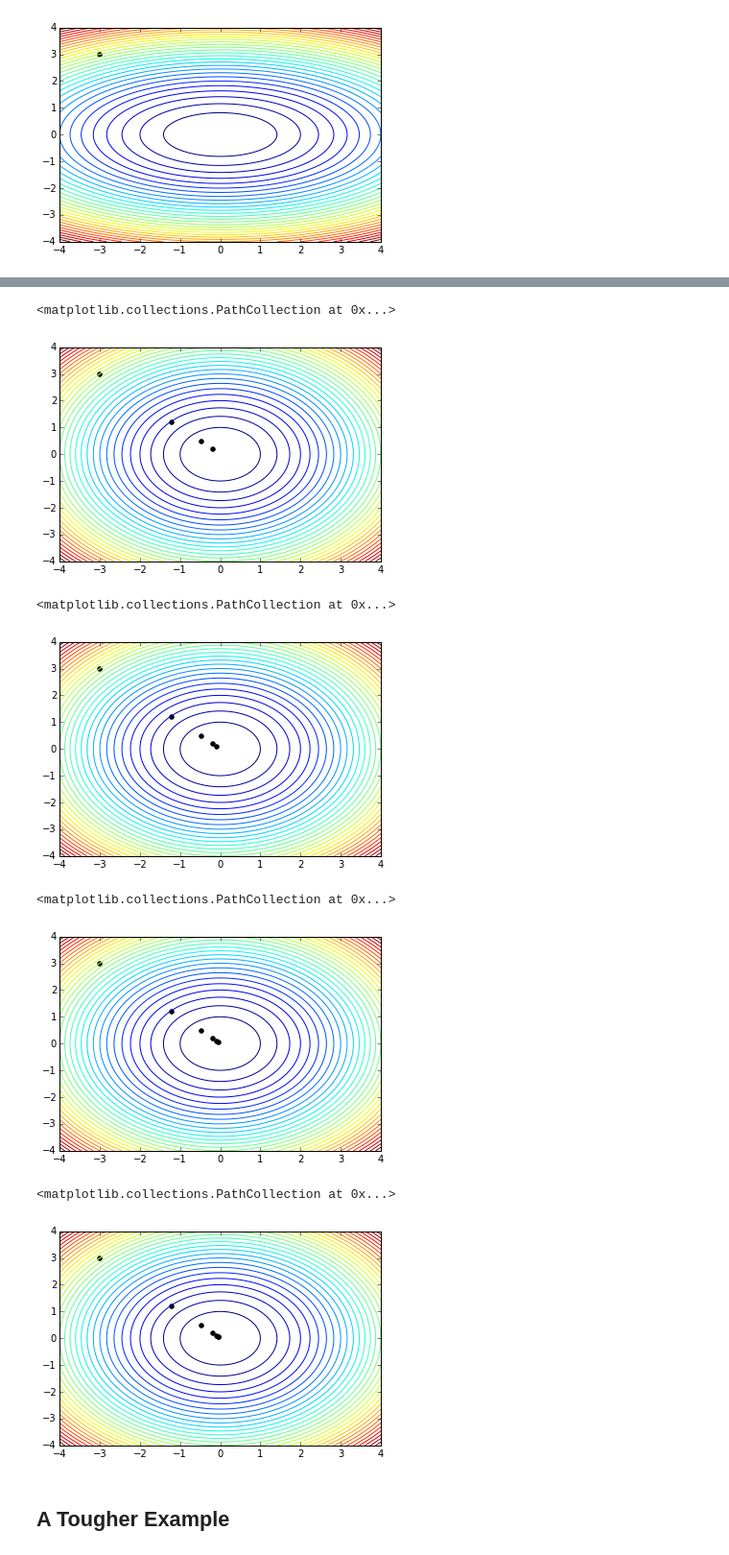
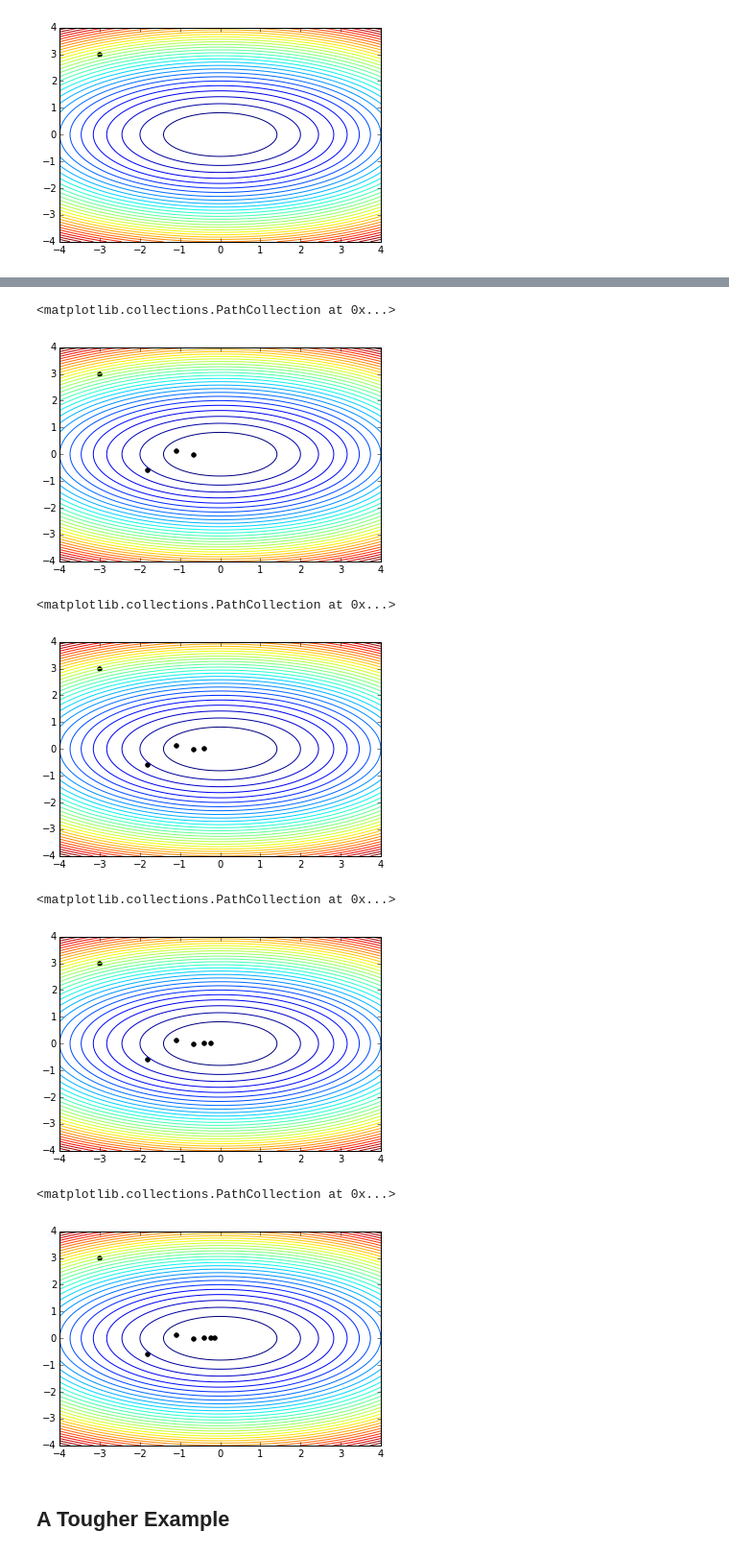
Before and after one commit to RichardKelley/deep-learning, a Jupyter notebook: feb18-calculus/Calculus.ipynb, the cells around one changed output, grey strips where cells are left out. Shown at 96% size. Drawn from its saved outputs; the diff is of its cells as text; code cells hidden in the pictures.

Commit message:
Fixed gradient of the paraboloid; updated learning rate for the new gradient to find a minimum in 6 steps; fixed plotting to show the 6th step

```diff
--- a/feb18-calculus/Calculus.ipynb
+++ b/feb18-calculus/Calculus.ipynb
@@ -47,7 +47,7 @@ contour(x,y, z, 32)
 # %%
 #grad_z = np.asarray([2 * x, 6 * y])
 norm = lambda w : math.sqrt(w[0]**2 + w[1]**2)
-grad_z = lambda x,y : np.asarray([2 * x, 2 * y])
+grad_z = lambda x,y : np.asarray([2 * x, 6 * y])
 # %%
 w = np.asarray([-3, 3])
 xlim(-4, 4)
@@ -58,7 +58,7 @@ scatter(w[0], w[1], color = '#000000')
 <matplotlib.collections.PathCollection at 0x...>
 [figure]
 # %%
-alpha = 0.3
+alpha = 0.2
 # %%
 w1 = w - alpha * grad_z(w[0], w[1])
 xlim(-4, 4)
@@ -91,7 +91,7 @@ scatter(w2[0], w2[1], color = '#000000')
 scatter(w3[0], w3[1], color = '#000000')
 # %% [output]
 <matplotlib.collections.PathCollection at 0x...>
-[figure, old version]
+[figure, new version]
 # %%
 w4 = w3 - alpha * grad_z(w3[0], w3[1])
 xlim(-4, 4)
@@ -104,7 +104,7 @@ scatter(w3[0], w3[1], color = '#000000')
 scatter(w4[0], w4[1], color = '#000000')
 # %% [output]
 <matplotlib.collections.PathCollection at 0x...>
-[figure, old version]
+[figure, new version]
 # %%
 w5 = w4 - alpha * grad_z(w4[0], w4[1])
 xlim(-4, 4)
@@ -118,22 +118,22 @@ scatter(w4[0], w4[1], color = '#000000')
 scatter(w5[0], w5[1], color = '#000000')
 # %% [output]
 <matplotlib.collections.PathCollection at 0x...>
-[figure, old version]
+[figure, new version]
 # %%
 w6 = w5 - alpha * grad_z(w5[0], w5[1])
 xlim(-4, 4)
 ylim(-4, 4)
 contour(x,y, z, 32)
 scatter(w[0], w[1], color = '#000000')
 scatter(w1[0], w1[1], color = '#000000')
 scatter(w2[0], w2[1], color = '#000000')
 scatter(w3[0], w3[1], color = '#000000')
 scatter(w4[0], w4[1], color = '#000000')
 scatter(w5[0], w5[1], color = '#000000')
-scatter(w5[0], w5[1], color = '#000000')
+scatter(w6[0], w6[1], color = '#000000')
 # %% [output]
 <matplotlib.collections.PathCollection at 0x...>
-[figure, old version]
+[figure, new version]
 # %% [markdown]
 ## A Tougher Example
 # %% [markdown]
```
Also changed, not shown: parts of 2 cells of this notebook.
